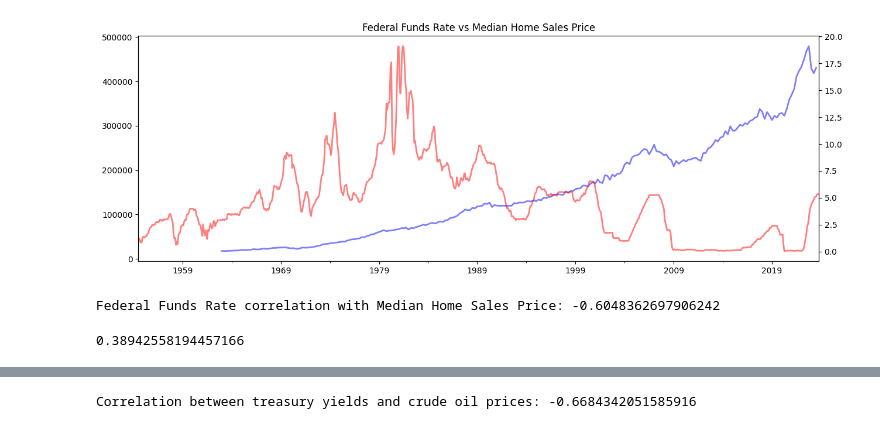
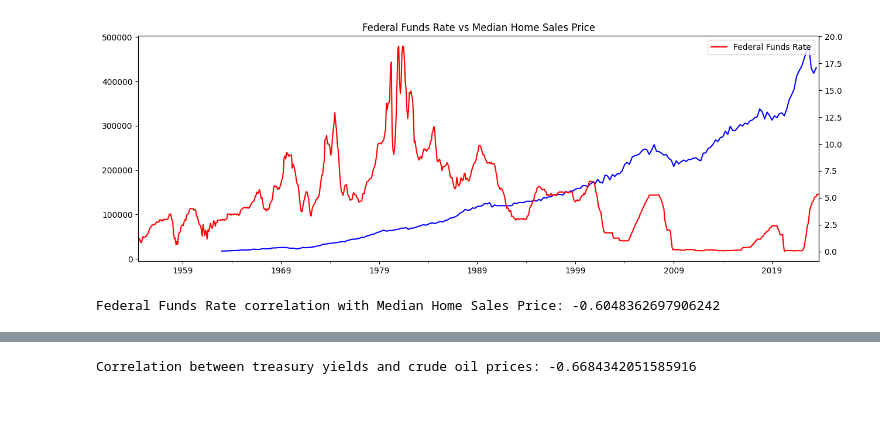
Before and after one commit to RoryGlenn/RecessionDetection, a Jupyter notebook: correlation.ipynb, the cells around one changed output, grey strips where cells are left out. Saved outputs shown, nothing was run; the diff lists cells and outputs as text; code cells hidden in the pictures.

```diff
--- a/correlation.ipynb
+++ b/correlation.ipynb
@@ -17,22 +21,23 @@ def plot_it(data: pd.Series, title: str, figsize: tuple[int, int] = (15, 5)) ->
     ax.grid(True, which="both")
     plt.title(title)
 # %%
-df_fed_funds = fred.get_series("FEDFUNDS").dropna()
+irate = fred.get_series("FEDFUNDS").dropna()
 df_home_prices = fred.get_series("MSPUS").dropna()
 
 fig, ax = plt.subplots(figsize=(15, 5))
-df_fed_funds.plot(
+irate.plot(
     ax=ax,
     secondary_y=True,
     color="red",
-    alpha=0.5,
-    linewidth=2,
-    title="Federal Funds Rate vs Median Home Sales Price",
+    label="Federal Funds Rate",
 )
-df_home_prices.plot(ax=ax, color="blue", alpha=0.5, linewidth=2)
+df_home_prices.plot(ax=ax, color="blue", label="Median Home Sales Price")
+
+plt.title("Federal Funds Rate vs Median Home Sales Price")
+plt.legend(["Federal Funds Rate", "Median Home Sales Price"])
 plt.show()
 # %% [output]
-[figure, old version]
+[figure, new version]
 # %%
 # Correlation Coefficient = 0.6: A moderate positive relationship.
 print(
@@ -45,4 +47,0 @@ df_sp500 = fred.get_series("SP500")
-# %%
-df_sp500.corr(df_fed_funds, method="pearson")
-# %% [output]
-0.38942558194457166
```
Also changed, not shown: parts of 11 cells of this notebook, 3 other files.
